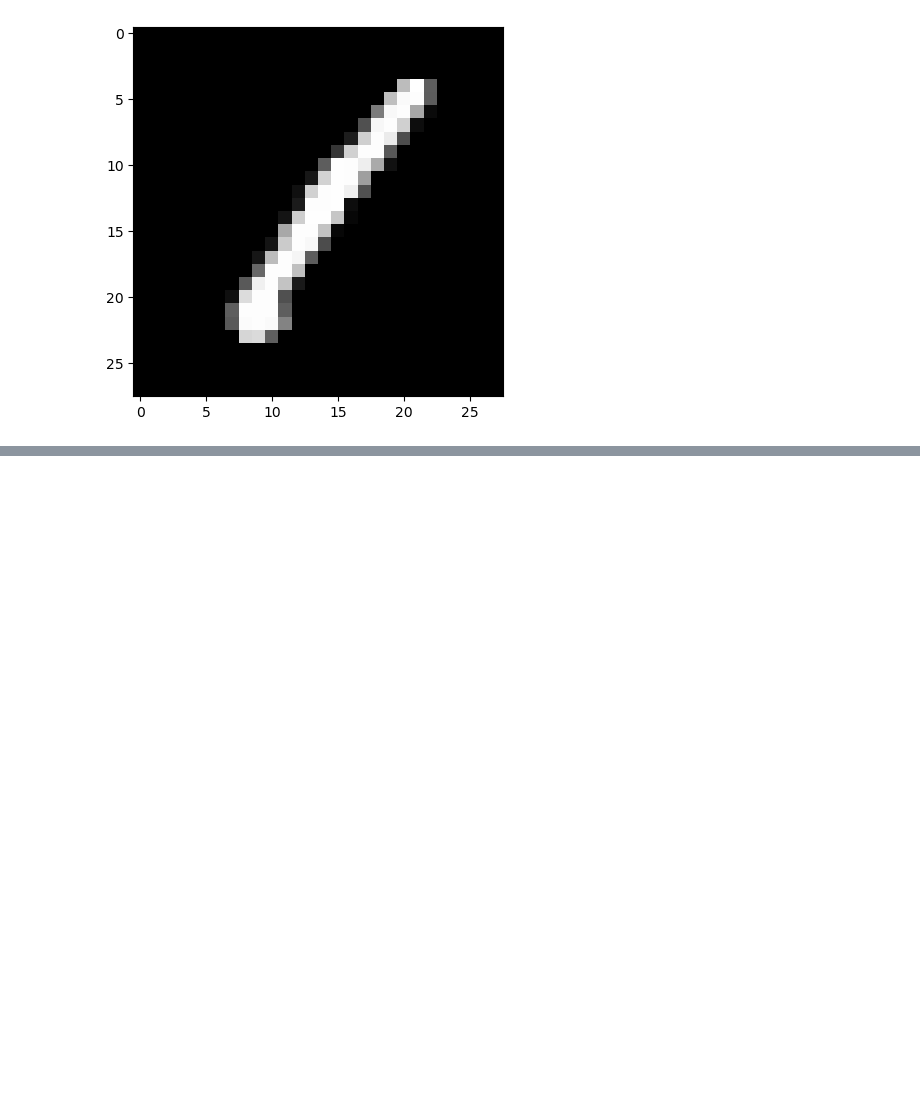
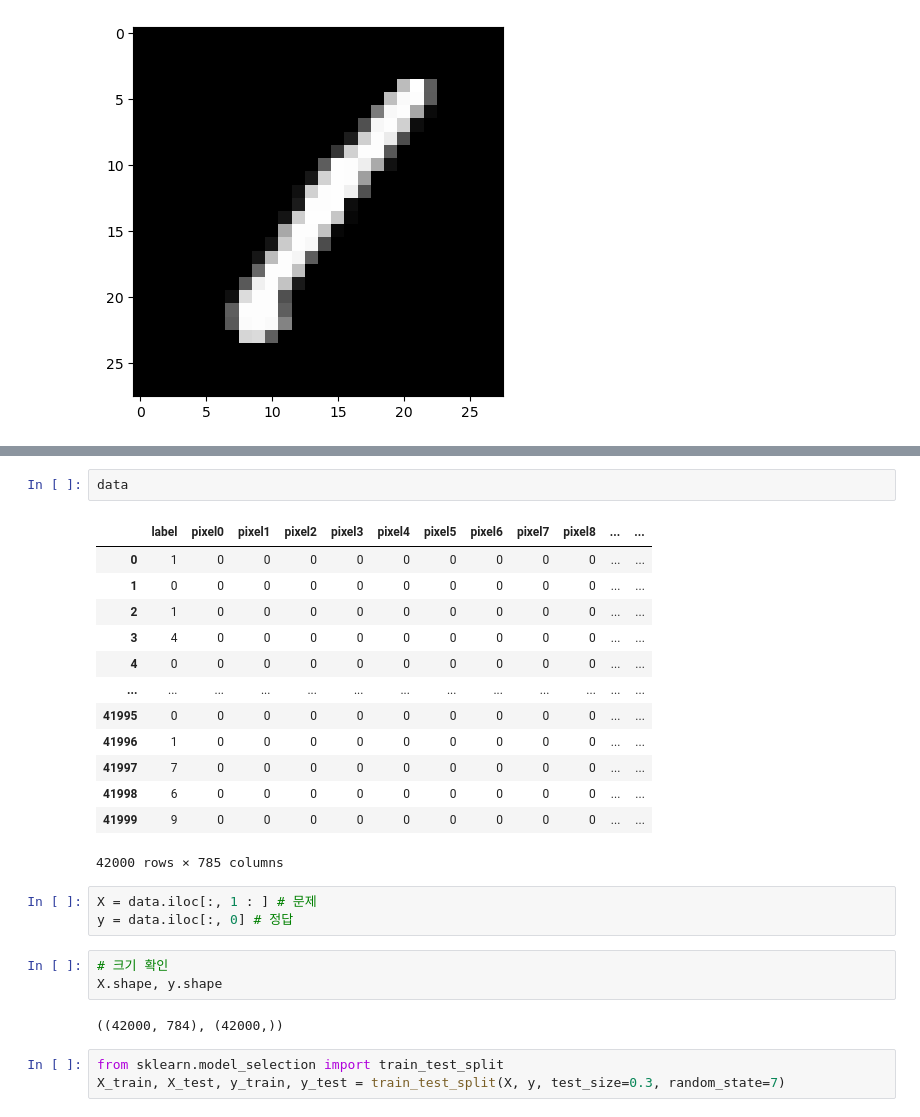
Before and after one commit to Hyerim-Ryu/Python, a Jupyter notebook: Machine Learning/ex10_선형분류(LogisticRegression, SVM)_손글씨 숫자데이터 분류 실습.ipynb, the cells around one changed output, grey strips where cells are left out. Cells and saved outputs as stored; diff of their text form; blank space fills up the shorter version.

```diff
--- a/Machine Learning/ex10_선형분류(LogisticRegression, SVM)_손글씨 숫자데이터 분류 실습.ipynb
+++ b/Machine Learning/ex10_선형분류(LogisticRegression, SVM)_손글씨 숫자데이터 분류 실습.ipynb
@@ -78,0 +79,27 @@ plt.imshow(img7777_reshape, cmap='gray')
+# %%
+data
+# %% [output]
+|  | label | pixel0 | pixel1 | pixel2 | pixel3 | pixel4 | pixel5 | pixel6 | pixel7 | pixel8 | ... | ... |
+| 0 | 1 | 0 | 0 | 0 | 0 | 0 | 0 | 0 | 0 | 0 | ... | ... |
+| 1 | 0 | 0 | 0 | 0 | 0 | 0 | 0 | 0 | 0 | 0 | ... | ... |
+| 2 | 1 | 0 | 0 | 0 | 0 | 0 | 0 | 0 | 0 | 0 | ... | ... |
+| 3 | 4 | 0 | 0 | 0 | 0 | 0 | 0 | 0 | 0 | 0 | ... | ... |
+| 4 | 0 | 0 | 0 | 0 | 0 | 0 | 0 | 0 | 0 | 0 | ... | ... |
+| ... | ... | ... | ... | ... | ... | ... | ... | ... | ... | ... | ... | ... |
+| 41995 | 0 | 0 | 0 | 0 | 0 | 0 | 0 | 0 | 0 | 0 | ... | ... |
+| 41996 | 1 | 0 | 0 | 0 | 0 | 0 | 0 | 0 | 0 | 0 | ... | ... |
+| 41997 | 7 | 0 | 0 | 0 | 0 | 0 | 0 | 0 | 0 | 0 | ... | ... |
+| 41998 | 6 | 0 | 0 | 0 | 0 | 0 | 0 | 0 | 0 | 0 | ... | ... |
+| 41999 | 9 | 0 | 0 | 0 | 0 | 0 | 0 | 0 | 0 | 0 | ... | ... |
+42000 rows × 785 columns
+# %%
+X = data.iloc[:, 1 : ] # 문제
+y = data.iloc[:, 0] # 정답
+# %%
+# 크기 확인
+X.shape, y.shape
+# %% [output]
+((42000, 784), (42000,))
+# %%
+from sklearn.model_selection import train_test_split
+X_train, X_test, y_train, y_test = train_test_split(X, y, test_size=0.3, random_state=7)
```
Also changed, not shown: parts of 21 cells of this notebook.
